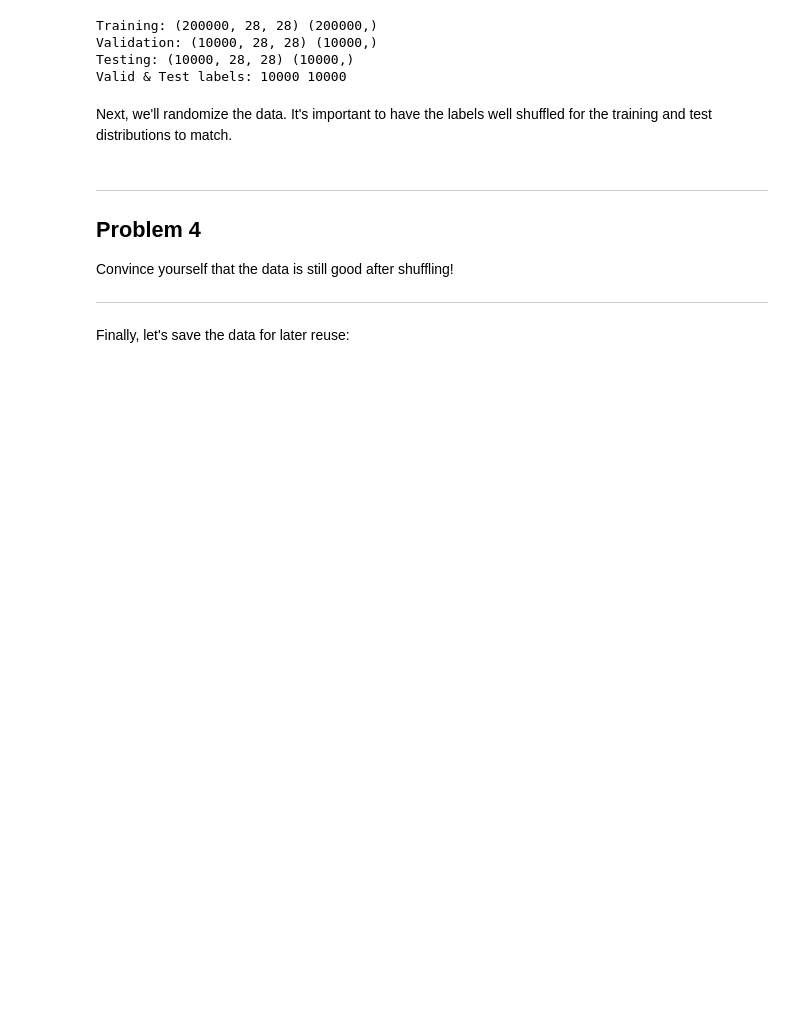
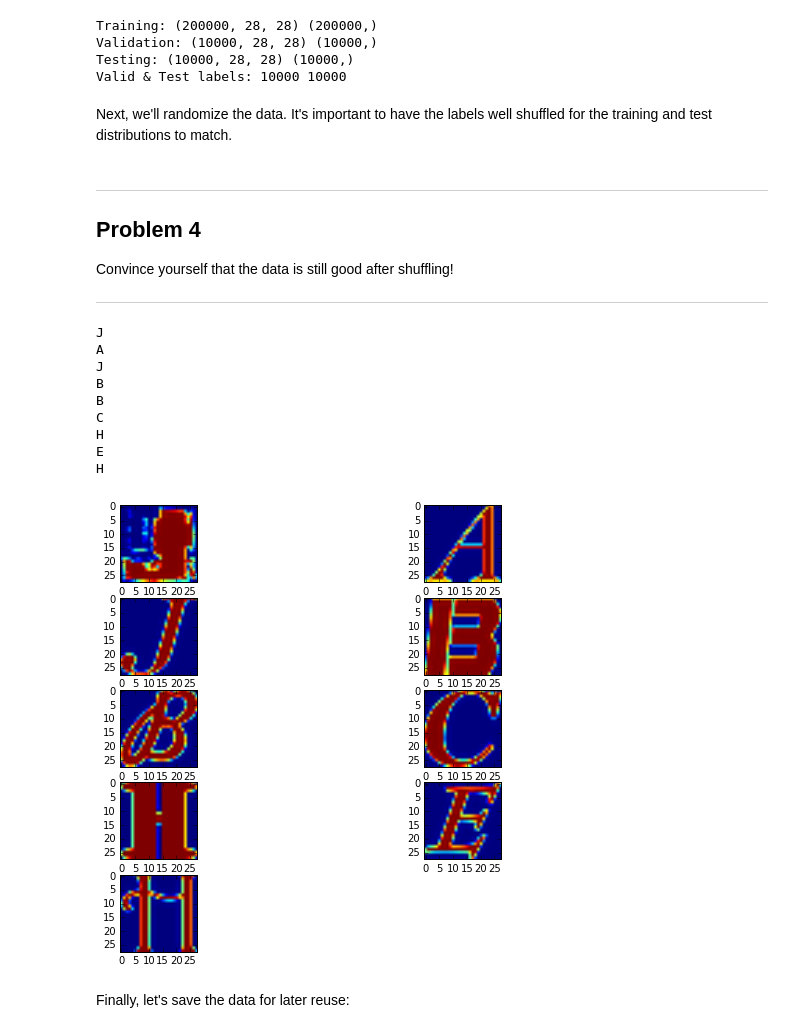
Before and after one commit to annahm/ga_hw, a Jupyter notebook: nn/1_annahm_mnist.ipynb, the cells around one changed output. Saved outputs shown, nothing was run; the diff lists cells and outputs as text; code cells hidden in the pictures; blank space fills up the shorter version.

```diff
--- a/nn/1_annahm_mnist.ipynb
+++ b/nn/1_annahm_mnist.ipynb
@@ -329,6 +494,26 @@ Problem 4
 Convince yourself that the data is still good after shuffling!
 
 ---
+# %%
+%matplotlib inline
+plt.rcParams['figure.figsize'] = (10,8)
+letter = ['A','B','C','D','E','F','G','H','I', 'J']
+for label, i in enumerate(range(12, 21)):
+
+    plt.subplot(521 + label)
+    plt.imshow(train_dataset[i,:,:])
+    print(letter[train_labels[i]])
+# %% [output]
+J
+A
+J
+B
+B
+C
+H
+E
+H
+[figure, added]
 # %% [markdown]
 Finally, let's save the data for later reuse:
 # %%
```
Also changed, not shown: parts of 13 cells of this notebook.
